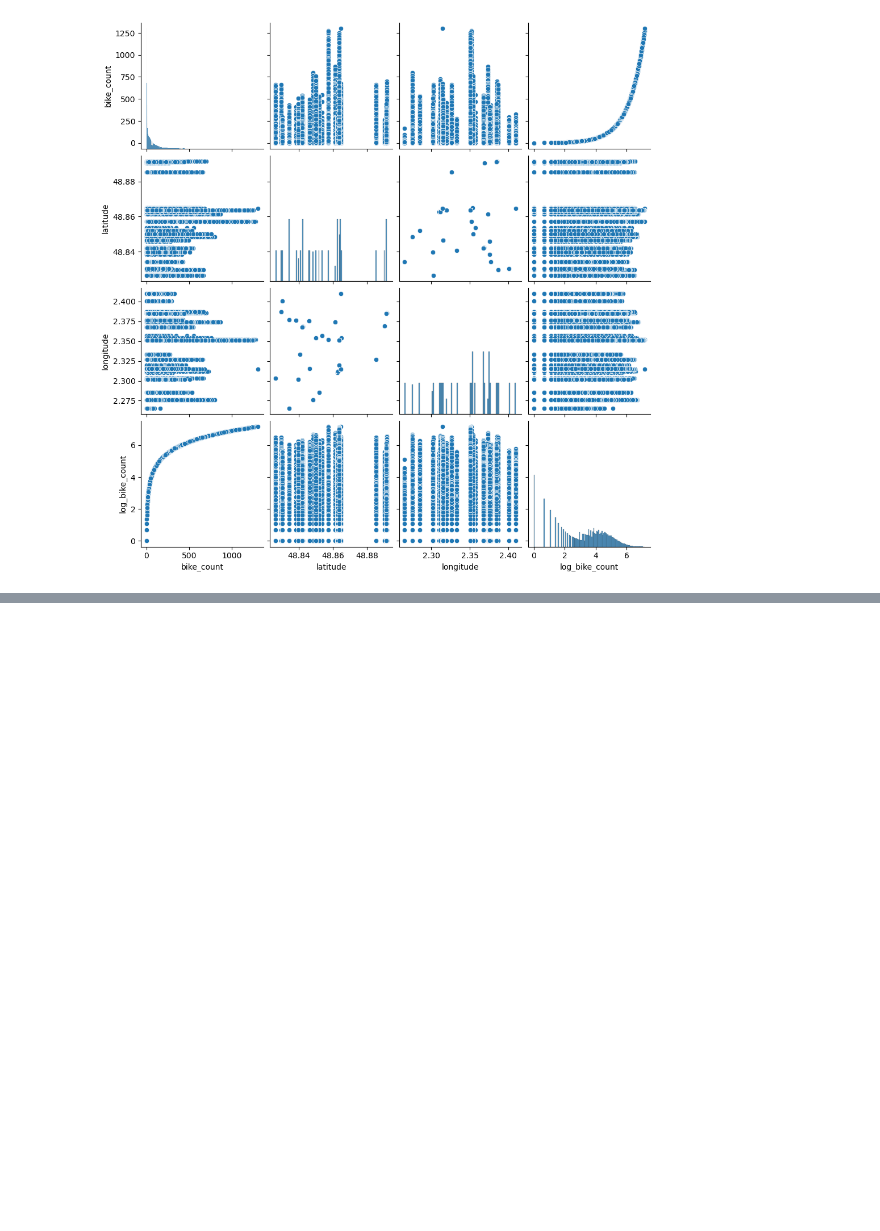
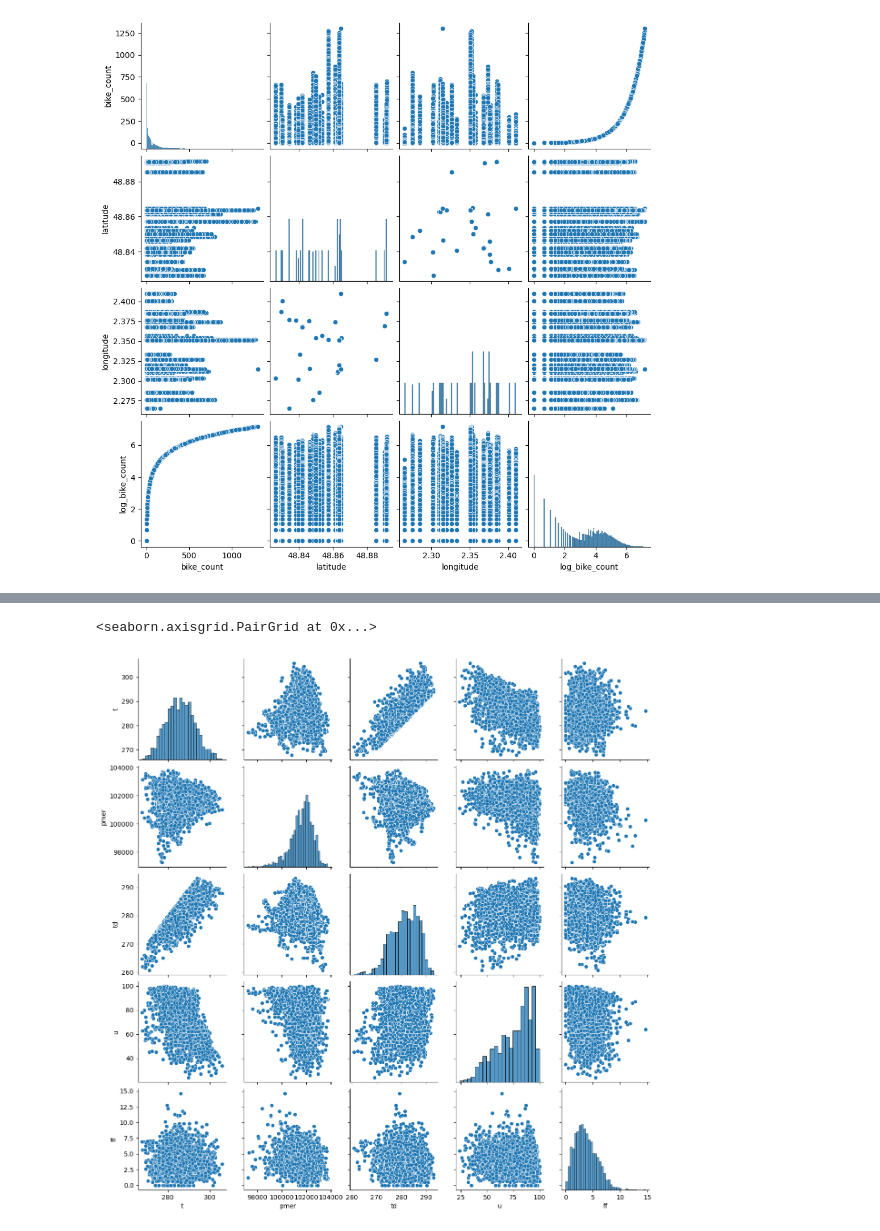
Before and after one commit to magdalenajankowska/tools_for_ds, a Jupyter notebook: EDA.ipynb, the cells around one changed output, grey strips where cells are left out. Saved outputs shown, nothing was run; the diff lists cells and outputs as text; code cells hidden in the pictures; blank space fills up the shorter version.

```diff
--- a/EDA.ipynb
+++ b/EDA.ipynb
@@ -167,0 +250,5 @@ plt.show()
+# %%
+sns.pairplot(weather_df[['t', 'pmer', 'td', 'u', 'ff']])
+# %% [output]
+<seaborn.axisgrid.PairGrid at 0x...>
+[figure, added]
```
Also changed, not shown: parts of 11 cells of this notebook.
